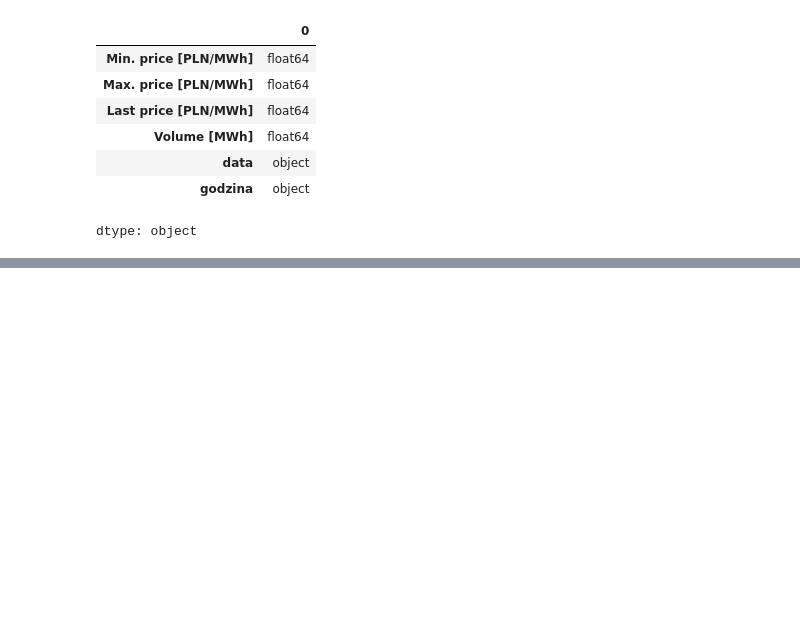
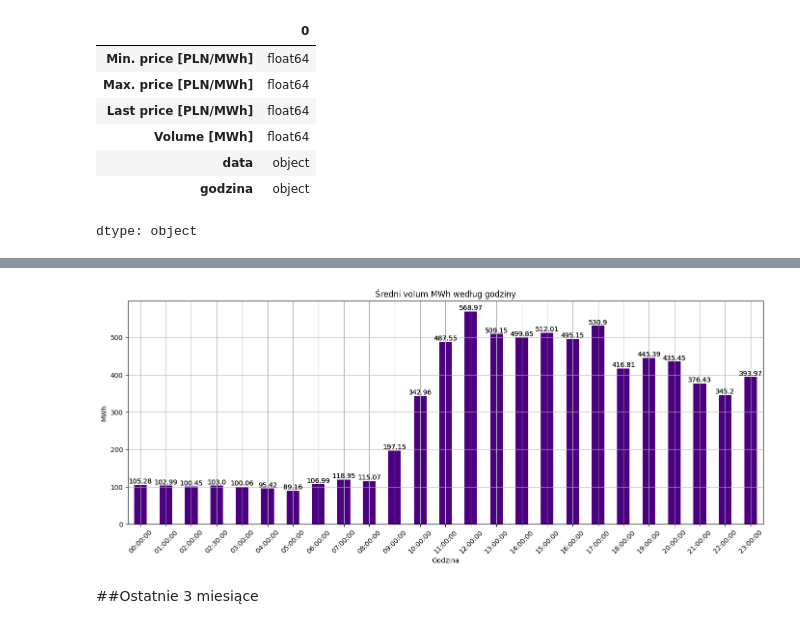
Before and after one commit to agatagera/Analiza-Cen-Energii, a Jupyter notebook: ceny_energii.ipynb, the cells around one changed output, grey strips where cells are left out. Cells and saved outputs as stored; diff of their text form; code cells hidden in the pictures; blank space fills up the shorter version.

```diff
--- a/ceny_energii.ipynb
+++ b/ceny_energii.ipynb
@@ -178,0 +177,16 @@ plt.show()
+# %%
+plt.figure(figsize=(17,6))
+avg_valume.plot(kind='bar', color='indigo')
+bars = avg_valume.plot(kind='bar', color='indigo')
+for bar in bars.patches:
+    plt.text(bar.get_x() + bar.get_width() / 2, bar.get_height(), round(bar.get_height(), 2), ha='center', va='bottom')
+plt.title('Średni volum MWh według godziny')
+plt.xlabel('Godzina')
+plt.ylabel('MWh')
+plt.xticks(rotation=45)
+plt.grid(True)
+plt.show()
+# %% [output]
+[figure, added]
+# %% [markdown]
+##Ostatnie 3 miesiące
```
Also changed, not shown: parts of 30 cells of this notebook.
